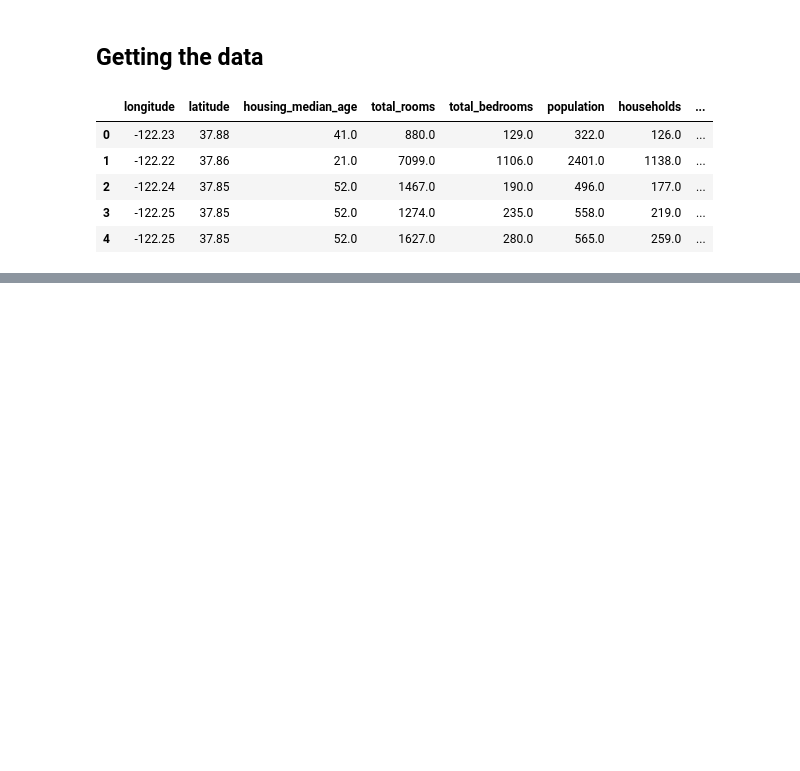
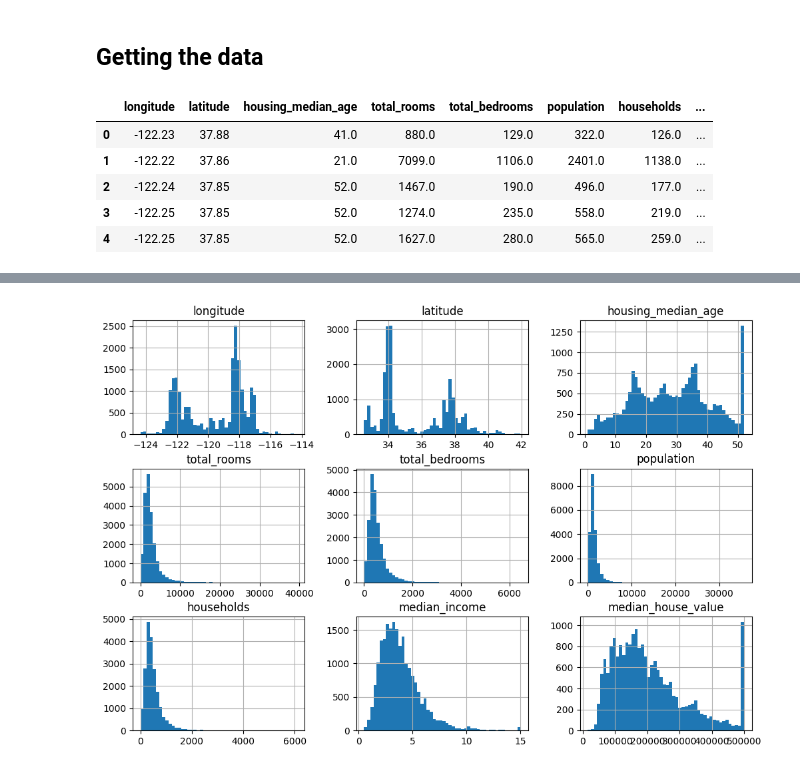
Before and after one commit to mburns7211/hands_on_ml, a Jupyter notebook: chatper_2.ipynb, the cells around one changed output, grey strips where cells are left out. Cells and saved outputs as stored; diff of their text form; code cells hidden in the pictures; blank space fills up the shorter version.

```diff
--- a/chatper_2.ipynb
+++ b/chatper_2.ipynb
@@ -73,0 +120,6 @@ housing.head()
+# %%
+import matplotlib.pyplot as plt
+housing.hist(bins=50, figsize=(12,8))
+plt.show()
+# %% [output]
+[figure, added]
```
Also changed, not shown: parts of 25 cells of this notebook.
